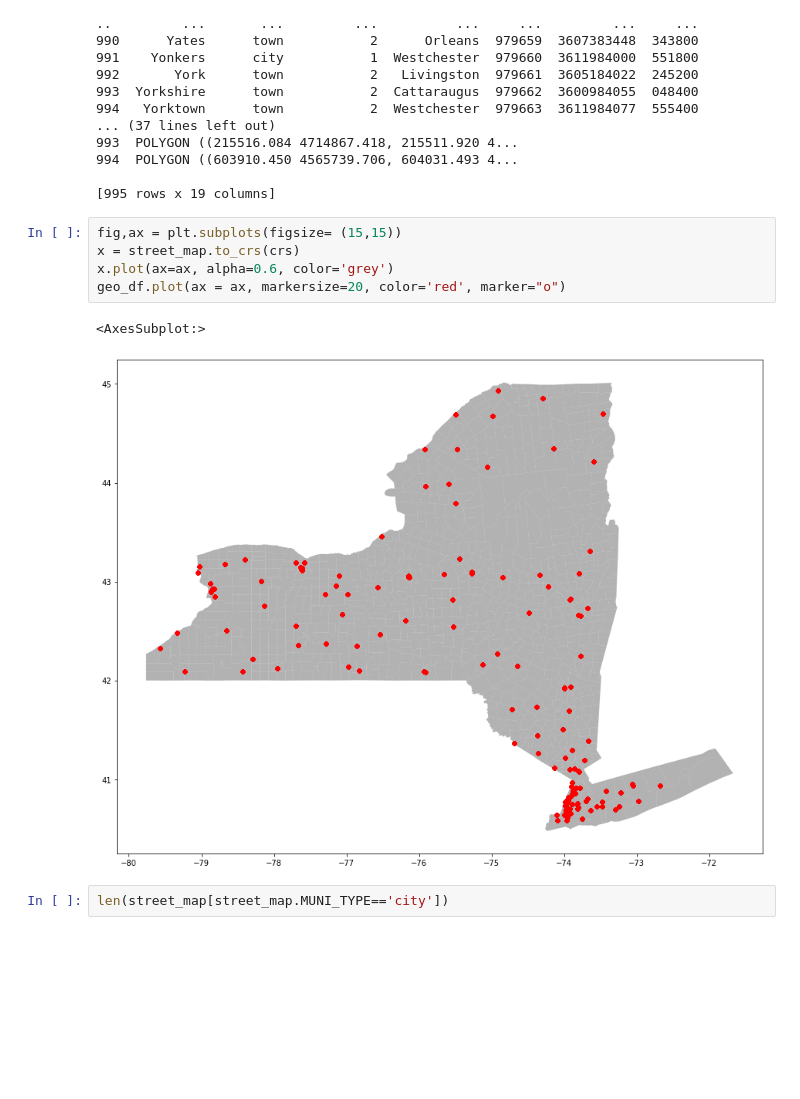
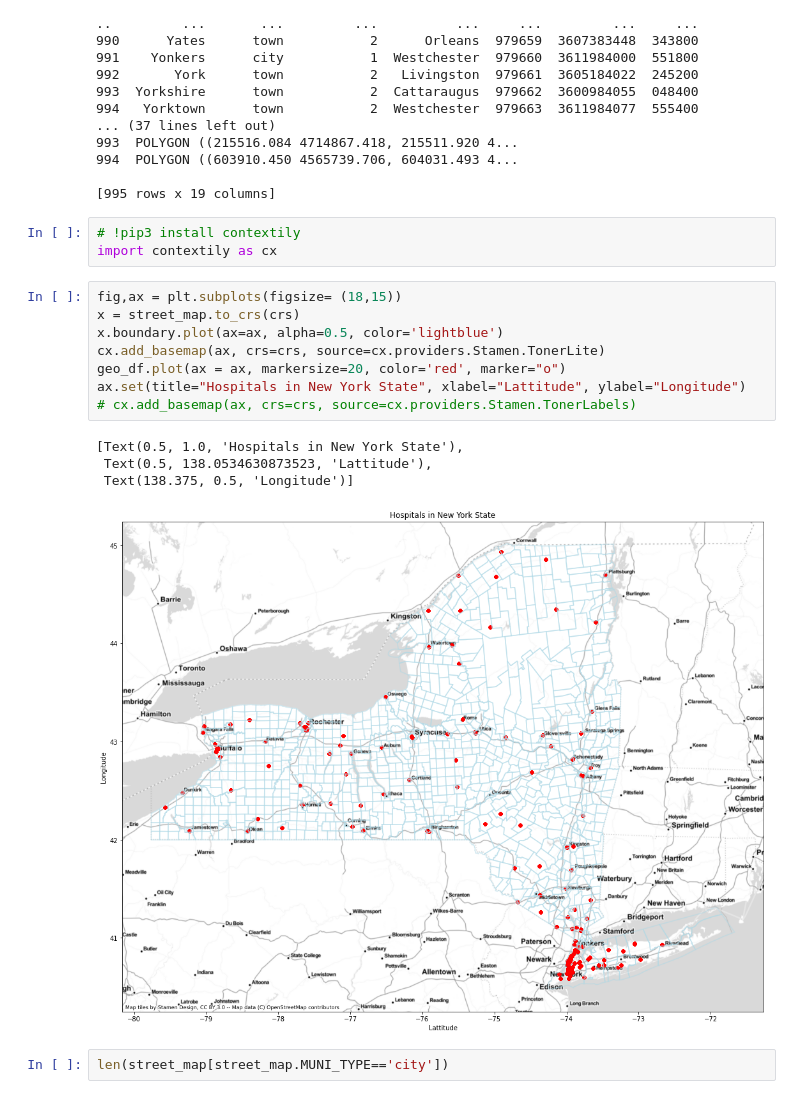
Before and after one commit to AnishaMathur/NY-State-Covid-Analysis, a Jupyter notebook: notebooks/Hospitals.ipynb, the cells around one changed output. Saved outputs shown, nothing was run; the diff lists cells and outputs as text; blank space fills up the shorter version.

```diff
--- a/notebooks/Hospitals.ipynb
+++ b/notebooks/Hospitals.ipynb
@@ -55,14 +56,22 @@ print(street_map)
 994  POLYGON ((603910.450 4565739.706, 604031.493 4...
 
 [995 rows x 19 columns]
+# %%
+# !pip3 install contextily
+import contextily as cx
 # %%
-fig,ax = plt.subplots(figsize= (15,15))
+fig,ax = plt.subplots(figsize= (18,15))
 x = street_map.to_crs(crs)
-x.plot(ax=ax, alpha=0.6, color='grey')
+x.boundary.plot(ax=ax, alpha=0.5, color='lightblue')
+cx.add_basemap(ax, crs=crs, source=cx.providers.Stamen.TonerLite)
 geo_df.plot(ax = ax, markersize=20, color='red', marker="o")
+ax.set(title="Hospitals in New York State", xlabel="Lattitude", ylabel="Longitude")
+# cx.add_basemap(ax, crs=crs, source=cx.providers.Stamen.TonerLabels)
 # %% [output]
-<AxesSubplot:>
+[Text(0.5, 1.0, 'Hospitals in New York State'),
+ Text(0.5, 138.0534630873523, 'Lattitude'),
+ Text(138.375, 0.5, 'Longitude')]
-[figure, old version]
+[figure, new version]
 # %%
 len(street_map[street_map.MUNI_TYPE=='city'])
 # %% [output]
```
Also changed, not shown: parts of 1 cell of this notebook.
